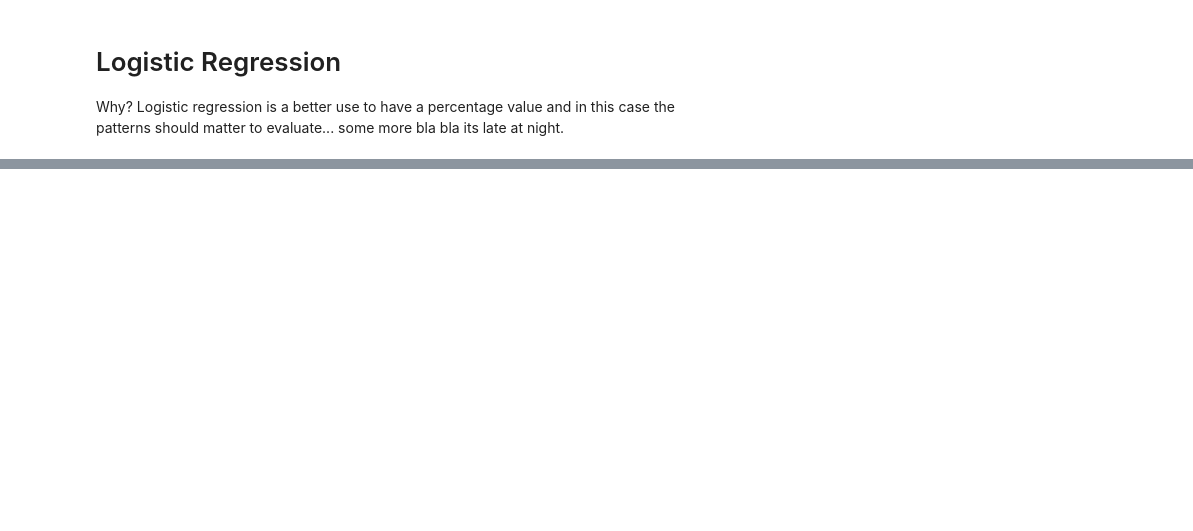
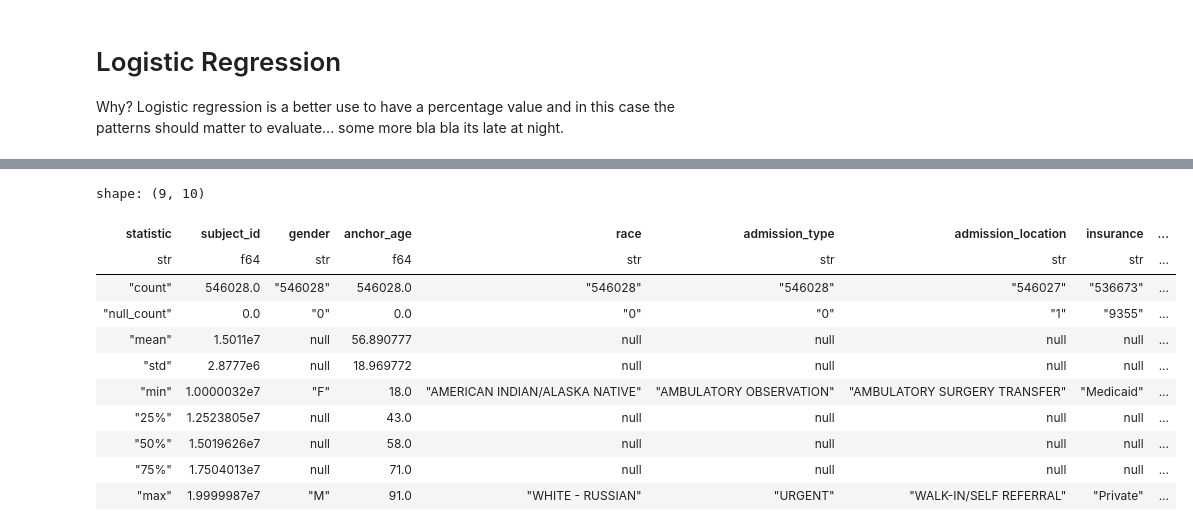
Before and after one commit to ayk-404/fs-thesis, a Jupyter notebook: data_analysis.ipynb, the cells around one changed output, grey strips where cells are left out. Saved outputs shown, nothing was run; the diff lists cells and outputs as text; code cells hidden in the pictures; blank space fills up the shorter version.

```diff
--- a/data_analysis.ipynb
+++ b/data_analysis.ipynb
@@ -386,0 +440,15 @@ Why? Logistic regression is a better use to have a percentage value and in this
+# %%
+df.describe()
+# %% [output]
+shape: (9, 10)
+| statistic | subject_id | gender | anchor_age | race | admission_type | admission_location | insurance | ... |
+| str | f64 | str | f64 | str | str | str | str | ... |
+| "count" | 546028.0 | "546028" | 546028.0 | "546028" | "546028" | "546027" | "536673" | ... |
+| "null_count" | 0.0 | "0" | 0.0 | "0" | "0" | "1" | "9355" | ... |
+| "mean" | 1.5011e7 | null | 56.890777 | null | null | null | null | ... |
+| "std" | 2.8777e6 | null | 18.969772 | null | null | null | null | ... |
+| "min" | 1.0000032e7 | "F" | 18.0 | "AMERICAN INDIAN/ALASKA NATIVE" | "AMBULATORY OBSERVATION" | "AMBULATORY SURGERY TRANSFER" | "Medicaid" | ... |
+| "25%" | 1.2523805e7 | null | 43.0 | null | null | null | null | ... |
+| "50%" | 1.5019626e7 | null | 58.0 | null | null | null | null | ... |
+| "75%" | 1.7504013e7 | null | 71.0 | null | null | null | null | ... |
+| "max" | 1.9999987e7 | "M" | 91.0 | "WHITE - RUSSIAN" | "URGENT" | "WALK-IN/SELF REFERRAL" | "Private" | ... |
```
Also changed, not shown: parts of 10 cells of this notebook.
